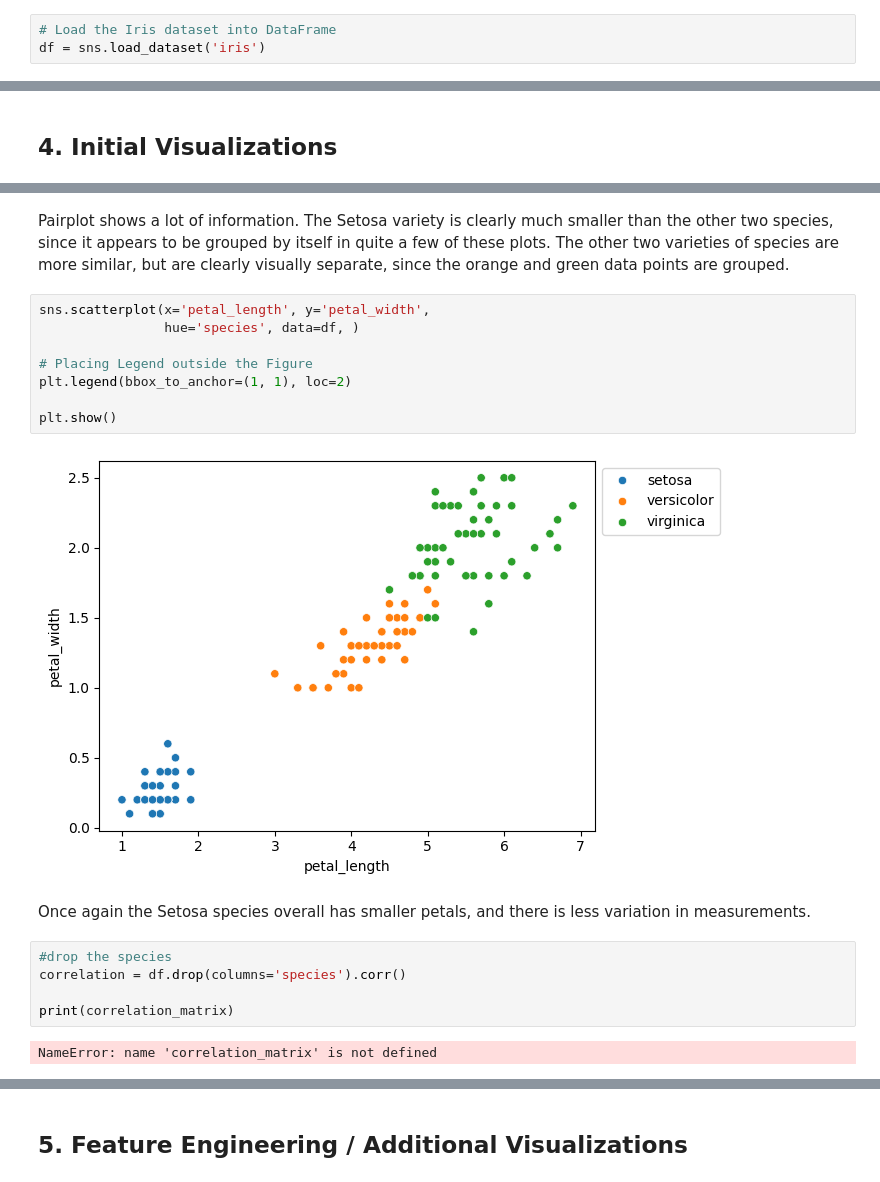
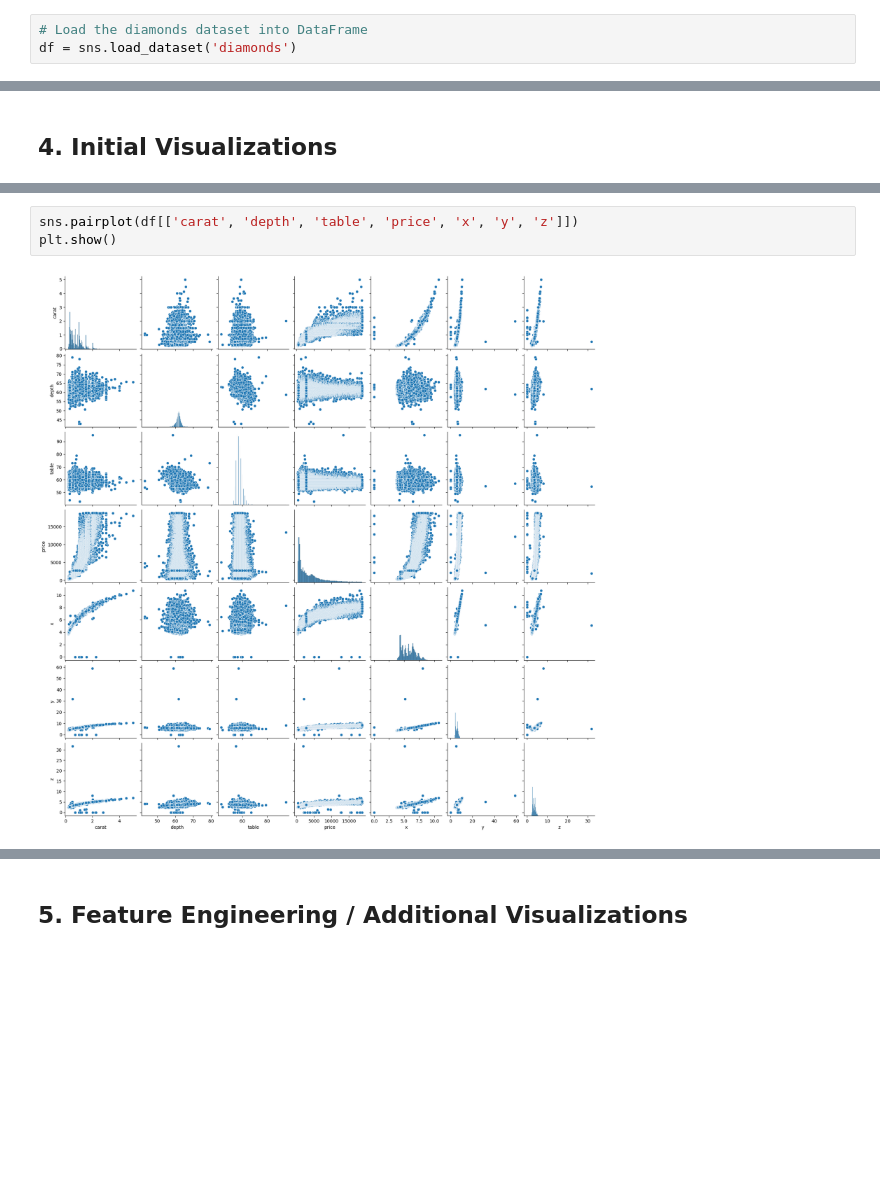
Before and after one commit to GarrettBeaver/datafun-06-eda, a Jupyter notebook: garrett_eda.ipynb, the cells around one changed output, grey strips where cells are left out. Saved outputs shown, nothing was run; the diff lists cells and outputs as text; blank space fills up the shorter version.

```diff
--- a/garrett_eda.ipynb
+++ b/garrett_eda.ipynb
@@ -27,8 +28,8 @@ import requests
 # %% [markdown]
 ## 1. Data Acquisition
 # %%
-# Load the Iris dataset into DataFrame
-df = sns.load_dataset('iris')
+# Load the diamonds dataset into DataFrame
+df = sns.load_dataset('diamonds')
 # %% [markdown]
 ## 2. Intial Data Inspection
 # %%
@@ -186,21 +173,5 @@ plt.show()
-# %% [markdown]
-Pairplot shows a lot of information. The Setosa variety is clearly much smaller than the other two species, since it appears to be grouped by itself in quite a few of these plots.  The other two varieties of species are more similar, but are clearly visually separate, since the orange and green data points are grouped.
-# %%
-sns.scatterplot(x='petal_length', y='petal_width',
-                hue='species', data=df, )
-
-# Placing Legend outside the Figure
-plt.legend(bbox_to_anchor=(1, 1), loc=2)
-
-plt.show()
-# %% [output]
-[figure, removed]
-# %% [markdown]
-Once again the Setosa species overall has smaller petals, and there is less variation in measurements.
-# %%
-#drop the species
-correlation = df.drop(columns='species').corr()
-
-print(correlation_matrix)
-# %% [output]
-NameError: name 'correlation_matrix' is not defined
+# %%
+sns.pairplot(df[['carat', 'depth', 'table', 'price', 'x', 'y', 'z']])
+plt.show()
+# %% [output]
+[figure, added]
```
Also changed, not shown: parts of 45 cells of this notebook, 2 other files.
